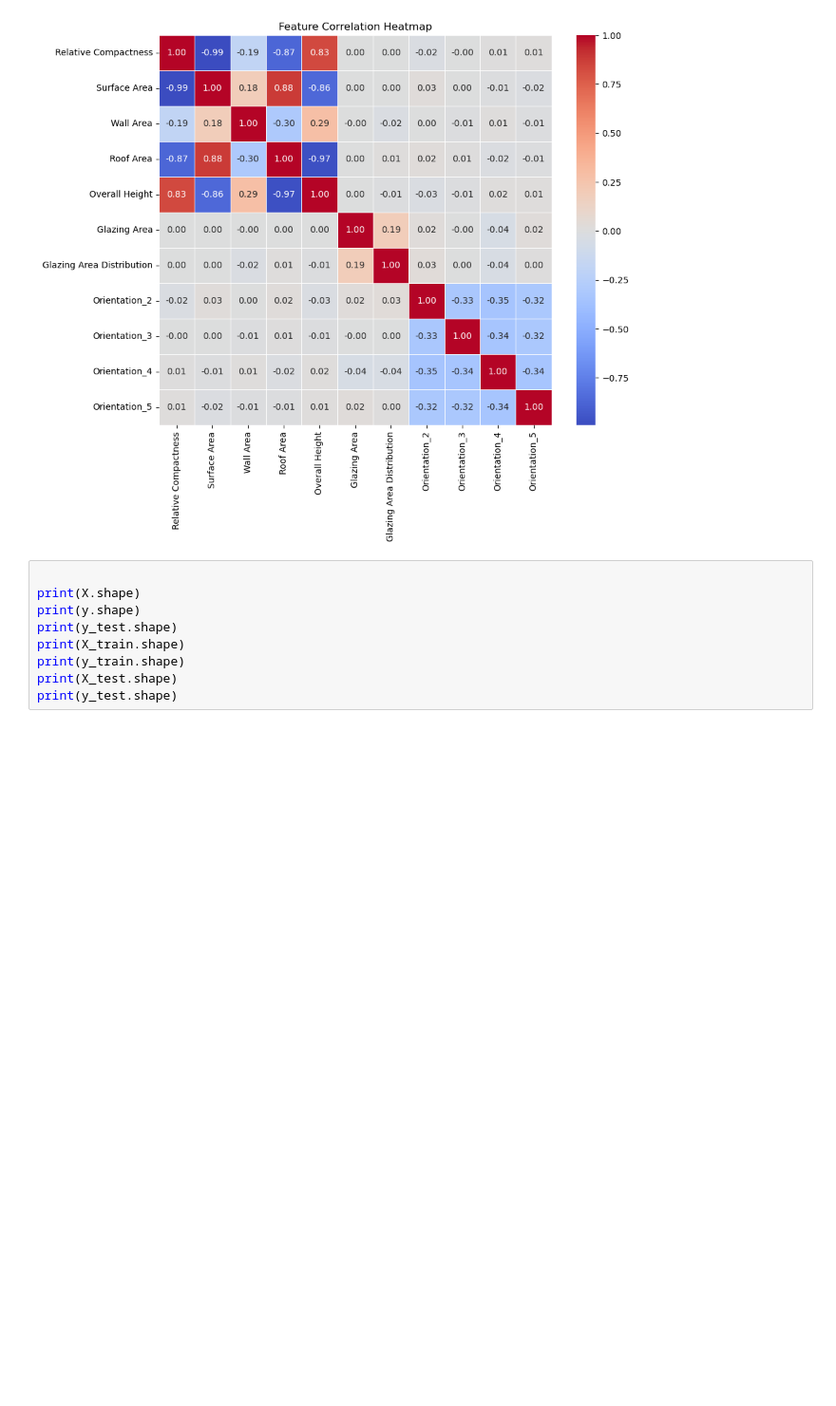
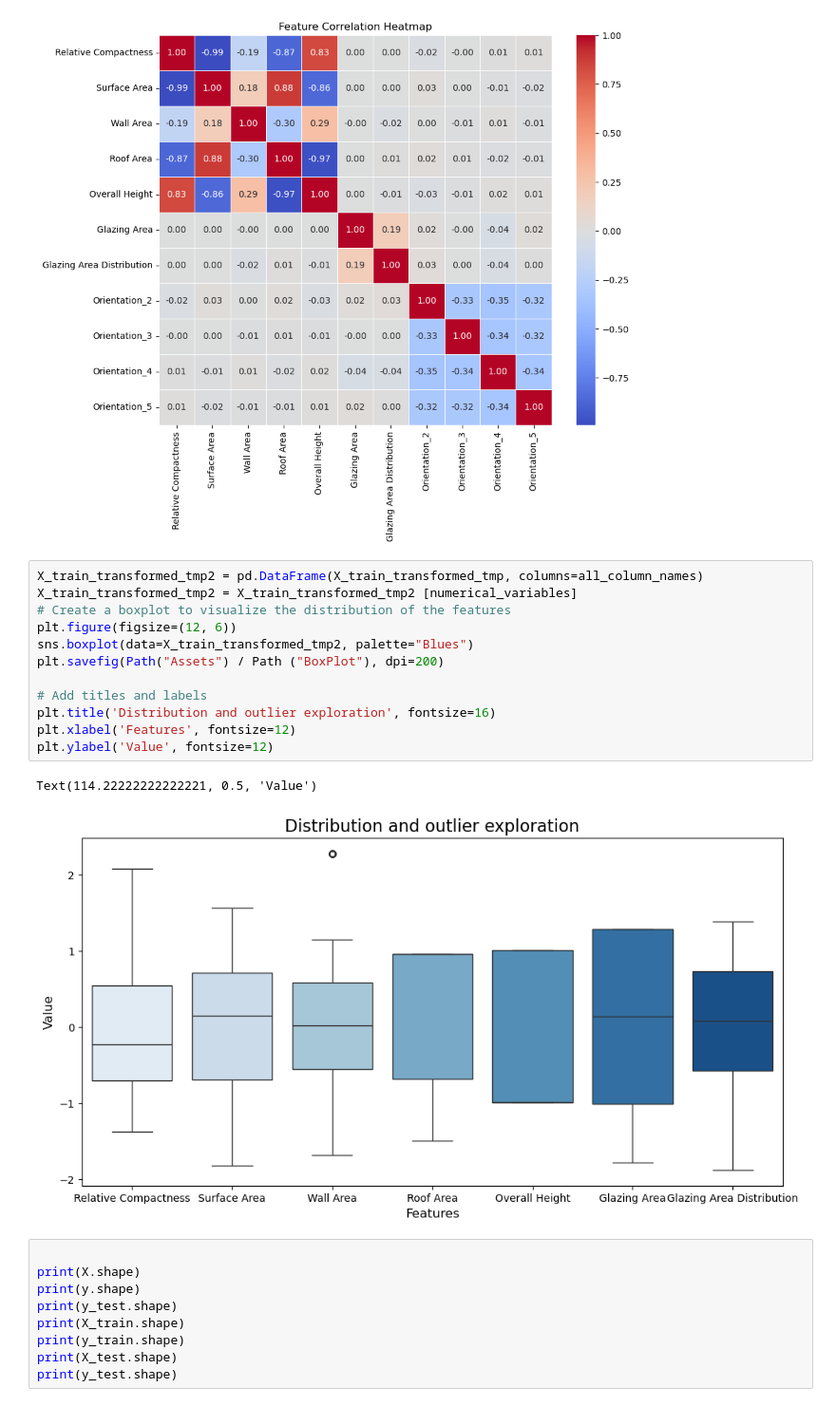
Before and after one commit to AlbertoArath/IA, a Jupyter notebook: MachineLearning/Projects/Regression_Report/regression_model.ipynb, the cells around one changed output. Shown at 95% size. Drawn from its saved outputs; the diff is of its cells as text; blank space fills up the shorter version.

```diff
--- a/MachineLearning/Projects/Regression_Report/regression_model.ipynb
+++ b/MachineLearning/Projects/Regression_Report/regression_model.ipynb
@@ -110,6 +110,21 @@ plt.savefig(Path("Assets") / Path ("Feature_Correlation_Heatmap"), dpi=200)
 plt.show()
 # %% [output]
 [figure]
+# %%
+X_train_transformed_tmp2 = pd.DataFrame(X_train_transformed_tmp, columns=all_column_names)
+X_train_transformed_tmp2 = X_train_transformed_tmp2 [numerical_variables]
+# Create a boxplot to visualize the distribution of the features
+plt.figure(figsize=(12, 6))
+sns.boxplot(data=X_train_transformed_tmp2, palette="Blues")
+plt.savefig(Path("Assets") / Path ("BoxPlot"), dpi=200)
+
+# Add titles and labels
+plt.title('Distribution and outlier exploration', fontsize=16)
+plt.xlabel('Features', fontsize=12)
+plt.ylabel('Value', fontsize=12)
+# %% [output]
+Text(114.22222222222221, 0.5, 'Value')
+[figure, added]
 # %%
 
 print(X.shape)
```
Also changed, not shown: 11 other files.
